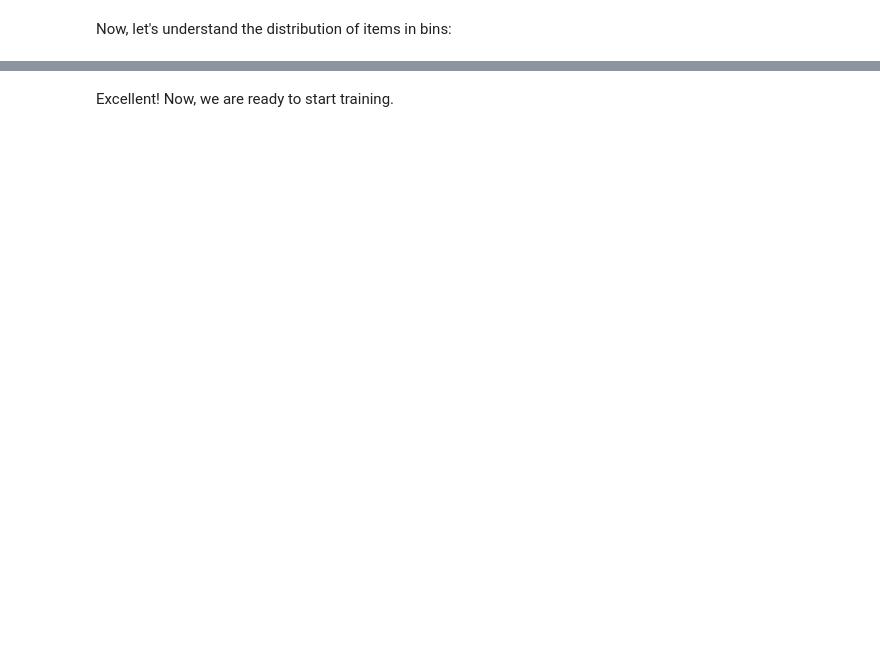
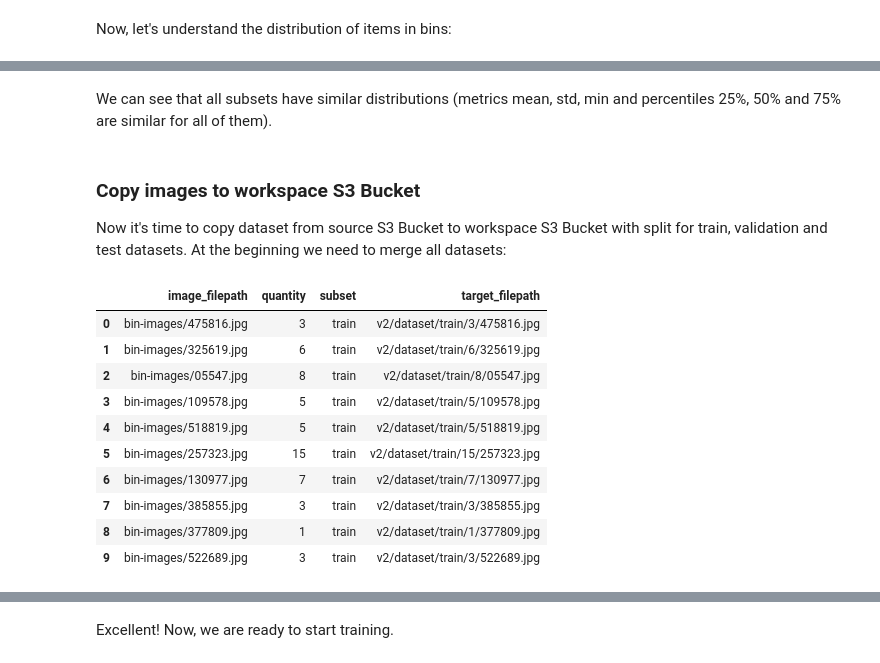
Before and after one commit to karolcymerys/udacity-machine-learning-aws-capstone-project, a Jupyter notebook: workspace.ipynb, the cells around one changed output, grey strips where cells are left out. Saved outputs shown, nothing was run; the diff lists cells and outputs as text; code cells hidden in the pictures; blank space fills up the shorter version.

Commit message:
Executed workspace

```diff
--- a/workspace.ipynb
+++ b/workspace.ipynb
@@ -257,0 +320,7 @@ with ThreadPoolExecutor(max_workers=MAX_WORKERS) as thread_pool:
+# %%
+count_df = df['quantity'].value_counts()
+
+quantity_values_with_too_few_images = count_df[count_df < 6]
+quantity_values_with_many_images = count_df[count_df > 5]
+
+print('Quantity values with single image', quantity_values_with_too_few_images.index)
@@ -257,0 +353,20 @@ with ThreadPoolExecutor(max_workers=MAX_WORKERS) as thread_pool:
+# %%
+from sklearn.model_selection import train_test_split
+
+temp_df = df[df['quantity'].isin(quantity_values_with_too_few_images.index)].copy()
+
+train_df_2, temp_df = train_test_split(
+    temp_df,
+    test_size=0.3,
+    random_state=42
+)
+
+validation_df_2, test_df_2 = train_test_split(
+    temp_df,
+    test_size=0.5,
+    random_state=42
+)
+# %%
+train_df = pd.concat([train_df, train_df_2], ignore_index=True)
+validation_df = pd.concat([validation_df, validation_df_2], ignore_index=True)
+test_df = pd.concat([test_df, test_df_2], ignore_index=True)
@@ -257,0 +411,28 @@ with ThreadPoolExecutor(max_workers=MAX_WORKERS) as thread_pool:
+# %% [markdown]
+We can see that all subsets have similar distributions (metrics mean, std, min and percentiles 25%, 50% and 75% are similar for all of them).
+# %% [markdown]
+### Copy images to workspace S3 Bucket
+Now it's time to copy dataset from source S3 Bucket to workspace S3 Bucket with split for train, validation and test datasets. At the beginning we need to merge all datasets:
+# %%
+train_df['subset'] = 'train'
+validation_df['subset'] = 'validation'
+test_df['subset'] = 'test'
+
+combined_df = pd.concat([train_df, validation_df, test_df], ignore_index=True)
+combined_df['target_filepath'] = combined_df.apply(
+    lambda row: f"v2/dataset/{row['subset']}/{row['quantity']}/{row['image_filepath'].split('/')[1]}",
+    axis=1
+)
+combined_df.head(10)
+# %% [output]
+|  | image_filepath | quantity | subset | target_filepath |
+| 0 | bin-images/475816.jpg | 3 | train | v2/dataset/train/3/475816.jpg |
+| 1 | bin-images/325619.jpg | 6 | train | v2/dataset/train/6/325619.jpg |
+| 2 | bin-images/05547.jpg | 8 | train | v2/dataset/train/8/05547.jpg |
+| 3 | bin-images/109578.jpg | 5 | train | v2/dataset/train/5/109578.jpg |
+| 4 | bin-images/518819.jpg | 5 | train | v2/dataset/train/5/518819.jpg |
+| 5 | bin-images/257323.jpg | 15 | train | v2/dataset/train/15/257323.jpg |
+| 6 | bin-images/130977.jpg | 7 | train | v2/dataset/train/7/130977.jpg |
+| 7 | bin-images/385855.jpg | 3 | train | v2/dataset/train/3/385855.jpg |
+| 8 | bin-images/377809.jpg | 1 | train | v2/dataset/train/1/377809.jpg |
+| 9 | bin-images/522689.jpg | 3 | train | v2/dataset/train/3/522689.jpg |
```
Also changed, not shown: parts of 90 cells of this notebook, 12 other files.
